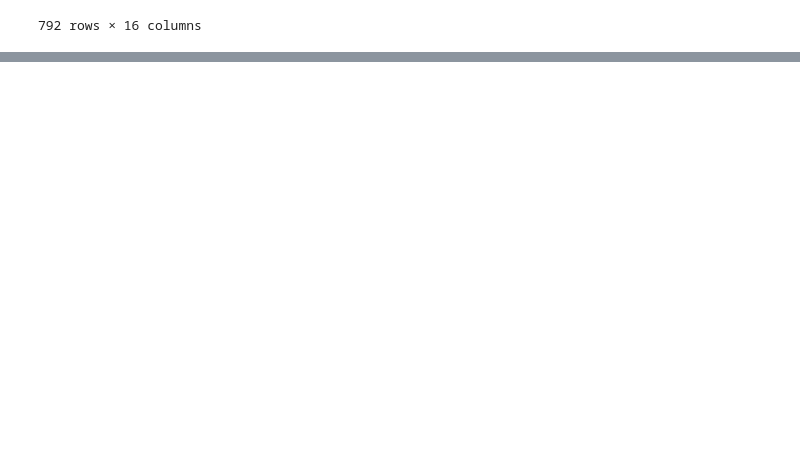
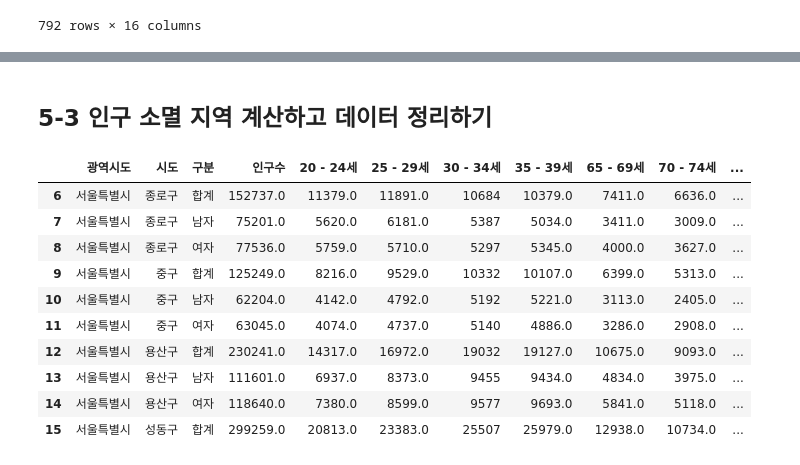
Before and after one commit to jbaeckn/data_jumurugi, a Jupyter notebook: chapter5/chapter5_population_analysis.ipynb, the cells around one changed output, grey strips where cells are left out. Saved outputs shown, nothing was run; the diff lists cells and outputs as text; code cells hidden in the pictures; blank space fills up the shorter version.

```diff
--- a/chapter5/chapter5_population_analysis.ipynb
+++ b/chapter5/chapter5_population_analysis.ipynb
@@ -50,0 +74,7 @@ population
+# %%
+#loc method를 사용하여 이름 새로 지정
+population.loc[population['구분'] == '총인구수 (명)', '구분'] = '합계'
+population.loc[population['구분'] == '남자인구수 (명)', '구분'] = '남자'
+population.loc[population['구분'] == '여자인구수 (명)', '구분'] = '여자'
+
+population
@@ -50,0 +100,25 @@ population
+# %% [markdown]
+## 5-3 인구 소멸 지역 계산하고 데이터 정리하기
+# %%
+#20-30대의 인구수 및 65세 이상 인수구 파악
+population['20-39세'] = population['20 - 24세'] + population['25 - 29세'] + \
+                        population['30 - 34세'] + population['35 - 39세']
+
+population['65세이상'] = population['65 - 69세'] + population['70 - 74세'] + \
+                        population['75 - 79세'] + population['80 - 84세'] + \
+                        population['85 - 89세'] + population['90 - 94세'] + \
+                        population['95 - 99세'] + population['100+']
+
+population.head(10)
+# %% [output]
+|  | 광역시도 | 시도 | 구분 | 인구수 | 20 - 24세 | 25 - 29세 | 30 - 34세 | 35 - 39세 | 65 - 69세 | 70 - 74세 | ... |
+| 6 | 서울특별시 | 종로구 | 합계 | 152737.0 | 11379.0 | 11891.0 | 10684 | 10379.0 | 7411.0 | 6636.0 | ... |
+| 7 | 서울특별시 | 종로구 | 남자 | 75201.0 | 5620.0 | 6181.0 | 5387 | 5034.0 | 3411.0 | 3009.0 | ... |
+| 8 | 서울특별시 | 종로구 | 여자 | 77536.0 | 5759.0 | 5710.0 | 5297 | 5345.0 | 4000.0 | 3627.0 | ... |
+| 9 | 서울특별시 | 중구 | 합계 | 125249.0 | 8216.0 | 9529.0 | 10332 | 10107.0 | 6399.0 | 5313.0 | ... |
+| 10 | 서울특별시 | 중구 | 남자 | 62204.0 | 4142.0 | 4792.0 | 5192 | 5221.0 | 3113.0 | 2405.0 | ... |
+| 11 | 서울특별시 | 중구 | 여자 | 63045.0 | 4074.0 | 4737.0 | 5140 | 4886.0 | 3286.0 | 2908.0 | ... |
+| 12 | 서울특별시 | 용산구 | 합계 | 230241.0 | 14317.0 | 16972.0 | 19032 | 19127.0 | 10675.0 | 9093.0 | ... |
+| 13 | 서울특별시 | 용산구 | 남자 | 111601.0 | 6937.0 | 8373.0 | 9455 | 9434.0 | 4834.0 | 3975.0 | ... |
+| 14 | 서울특별시 | 용산구 | 여자 | 118640.0 | 7380.0 | 8599.0 | 9577 | 9693.0 | 5841.0 | 5118.0 | ... |
+| 15 | 서울특별시 | 성동구 | 합계 | 299259.0 | 20813.0 | 23383.0 | 25507 | 25979.0 | 12938.0 | 10734.0 | ... |
```
Also changed, not shown: parts of 2 cells of this notebook.
